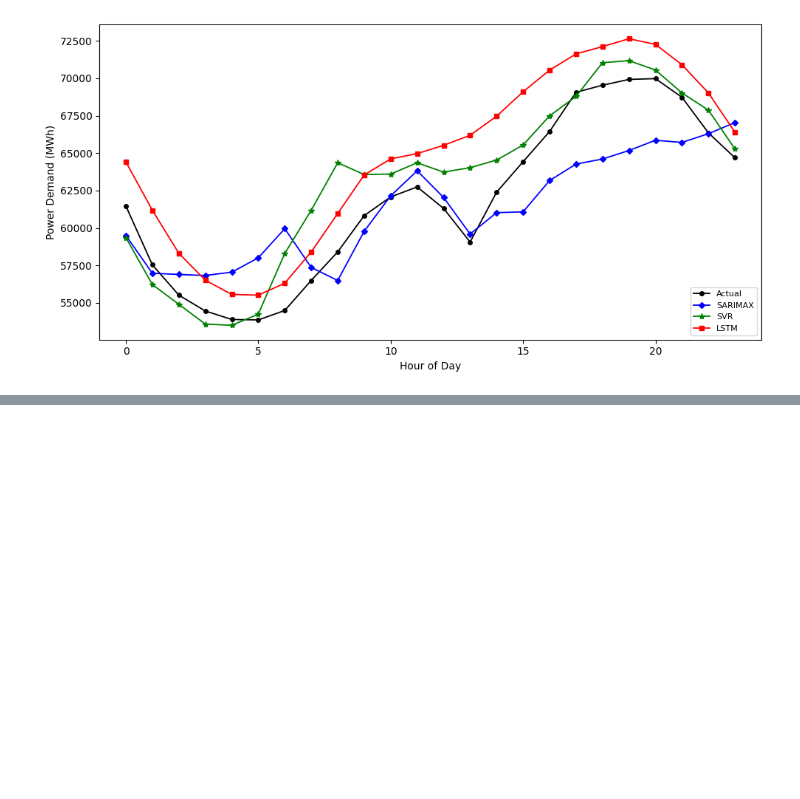
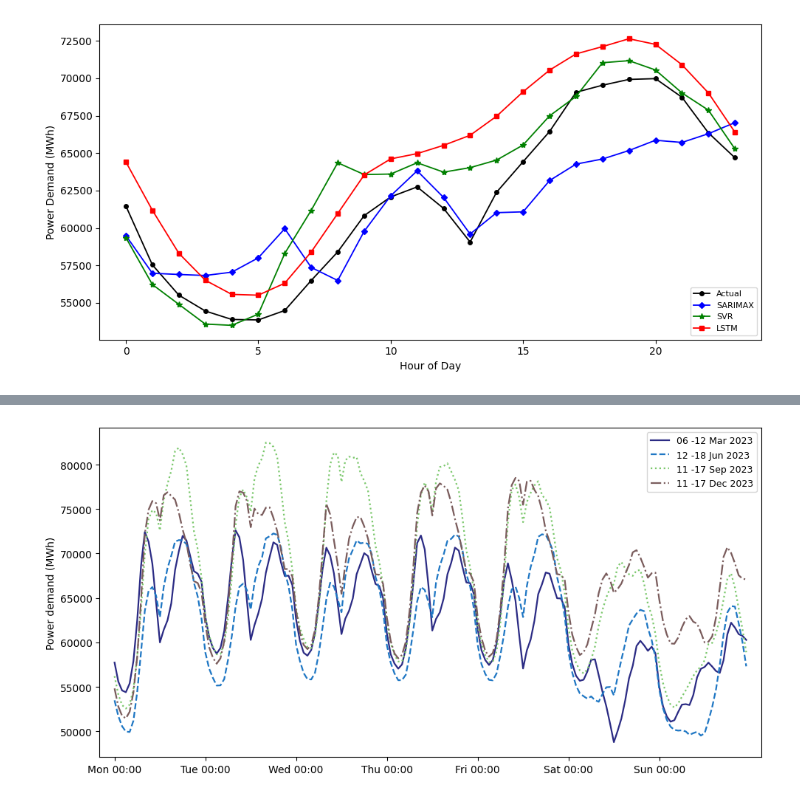
Before and after one commit to chevalier08/CST3390-Individual-Project, a Jupyter notebook: EV_data_analysis.ipynb, the cells around one changed output, grey strips where cells are left out. Cells and saved outputs as stored; diff of their text form; code cells hidden in the pictures; blank space fills up the shorter version.

```diff
--- a/EV_data_analysis.ipynb
+++ b/EV_data_analysis.ipynb
@@ -1461,0 +1627,33 @@ LSTM     max abs error on 2023-05-17: 7126 MWh | MAE 2933 MWh
+# %%
+import numpy as np
+import pandas as pd
+import matplotlib.pyplot as plt
+
+# Timestamps are hour-ending (first row 1:00, last row 00:00 next day),
+# so shift back one hour to make each day run 00:00-23:00
+s = df['power_demand_MWh'].copy()
+s.index = s.index - pd.Timedelta(hours=1)
+
+# Monday of each week (one per season) - change these to the weeks you want
+weeks = ["2023-03-06", "2023-06-12", "2023-09-11", "2023-12-11"]
+styles = [("#2b2b84", "-"), ("#1f77c4", "--"), ("#7bc86c", ":"), ("#7a5c5c", "-.")]
+day_names = ["Mon", "Tue", "Wed", "Thu", "Fri", "Sat", "Sun"]
+
+fig, ax = plt.subplots(figsize=(10, 5))
+for monday, (color, ls) in zip(weeks, styles):
+    start = pd.Timestamp(monday)
+    end = start + pd.Timedelta(days=7) - pd.Timedelta(hours=1)
+    wk = s[start:end]
+    label = f"{start.strftime('%d')} -{(start + pd.Timedelta(days=6)).strftime('%d %b %Y')}"
+    ax.plot(np.arange(len(wk)), wk.values, color=color, ls=ls, lw=1.6, label=label)
+
+ax.set_xticks(np.arange(0, 168, 24))
+ax.set_xticklabels([f"{d} 00:00" for d in day_names])
+ax.set_xlim(-4, 171)
+ax.set_ylabel("Power demand (MWh)")
+ax.legend(loc="upper right", fontsize=9)
+plt.tight_layout()
+plt.savefig("fig_four_weeks.png", dpi=200)
+plt.show()
+# %% [output]
+[figure, added]
```
Also changed, not shown: parts of 7 cells of this notebook.
